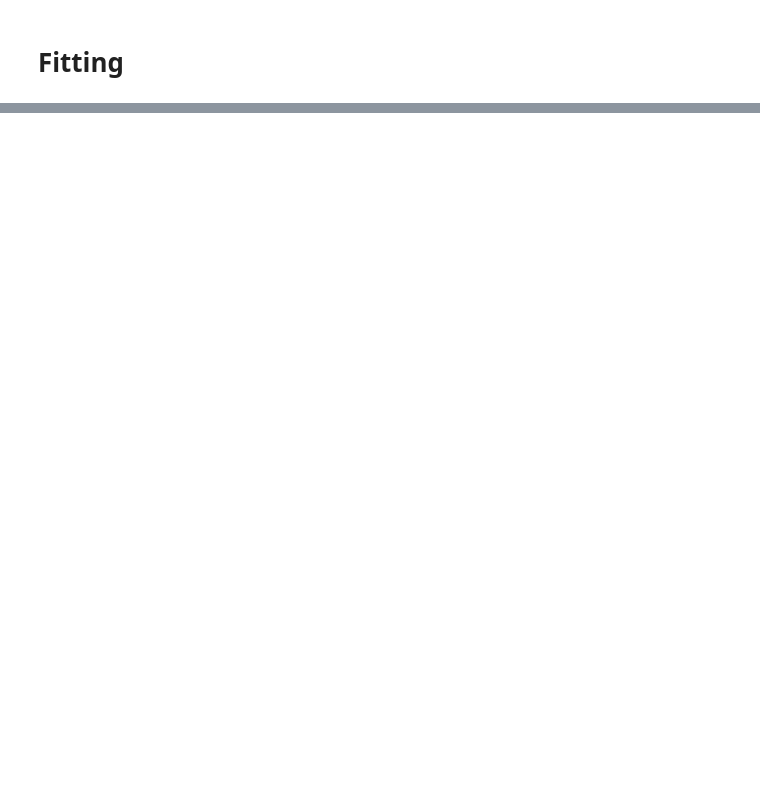
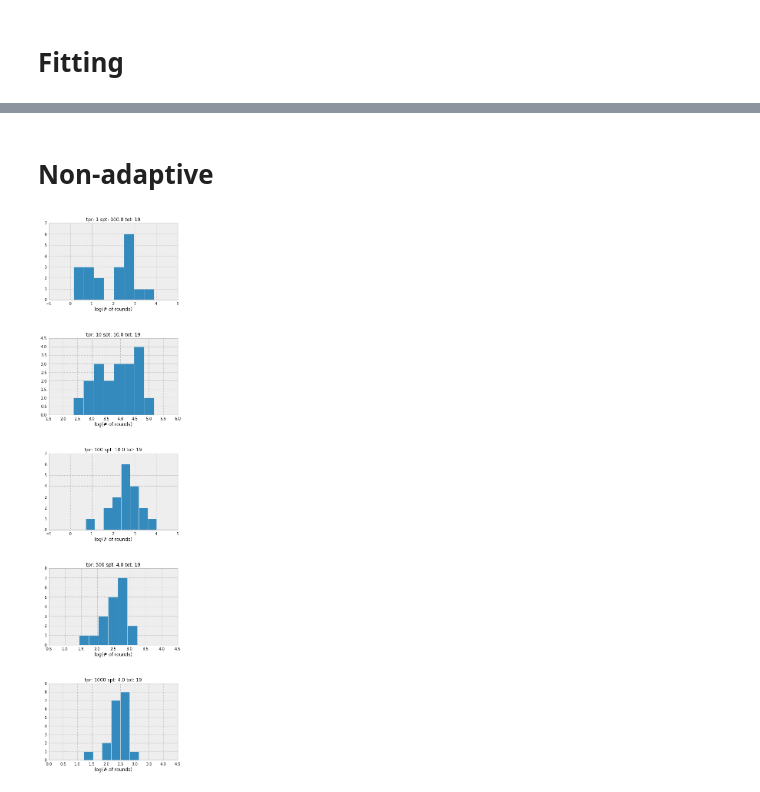
Before and after one commit to mpharrigan/quant-accel, a Jupyter notebook: ipython/tmat3.ipynb, the cells around one changed output, grey strips where cells are left out. Drawn from its saved outputs; the diff is of its cells as text; code cells hidden in the pictures; blank space fills up the shorter version.

```diff
--- a/ipython/tmat3.ipynb
+++ b/ipython/tmat3.ipynb
@@ -51,9 +65,10 @@ rounds_vs_spt = tmat.plot_vs('pop', 'rounds', xaxis='n_spt', label='n_tpr')
 # %%
 fig, axes = plt.subplots(6, 5, figsize=(16, 4*6))
 for i, (k, v) in enumerate(rounds_vs_spt.items()):
-    for j, (hist, bin_centers, xval) in enumerate(sc.histogram(v, n_bins=20)):
+    for j, (hist, bin_centers, xval) in enumerate(sc.histogram(v, n_bins=10)):
         ax = axes[j, i]
-        ax.plot(bin_centers, hist, 'o-')
+        #ax.plot(bin_centers, hist, 'o-')
+        ax.bar(bin_centers, hist+0.001, width=(bin_centers[1]-bin_centers[0]))
         ax.set_xlabel('log(# of rounds)');
         ax.set_title("tpr: %s spt: %s tot: %d" % (k, xval, np.sum(hist)))
 # %% [output]
@@ -124,3 +150,19 @@ tax.axhline(1.0, c='grey')
 [figure]
 [figure]
 [figure]
+# %% [markdown]
+# Non-adaptive
+# %%
+tmat.speed_pop(tvd_cutoff=0.4, name='non')
+rounds_vs_spt_na = tmat.plot_vs('non', 'rounds', xaxis='n_spt', label='n_tpr')
+# %%
+
+fig, axes = plt.subplots(5, 1, figsize=(6, 5*5))
+for i, (k, v) in enumerate(rounds_vs_spt_na.items()):
+    for j, (hist, bin_centers, xval) in enumerate(sc.histogram(v, n_bins=12)):
+        ax = axes[i]
+        ax.bar(bin_centers, hist+0.001, width=(bin_centers[1]-bin_centers[0]))
+        ax.set_xlabel('log(# of rounds)');
+        ax.set_title("tpr: %s spt: %s tot: %d" % (k, xval, np.sum(hist)))
+# %% [output]
+[figure, added]
```
Also changed, not shown: parts of 7 cells of this notebook, 2 other files.
